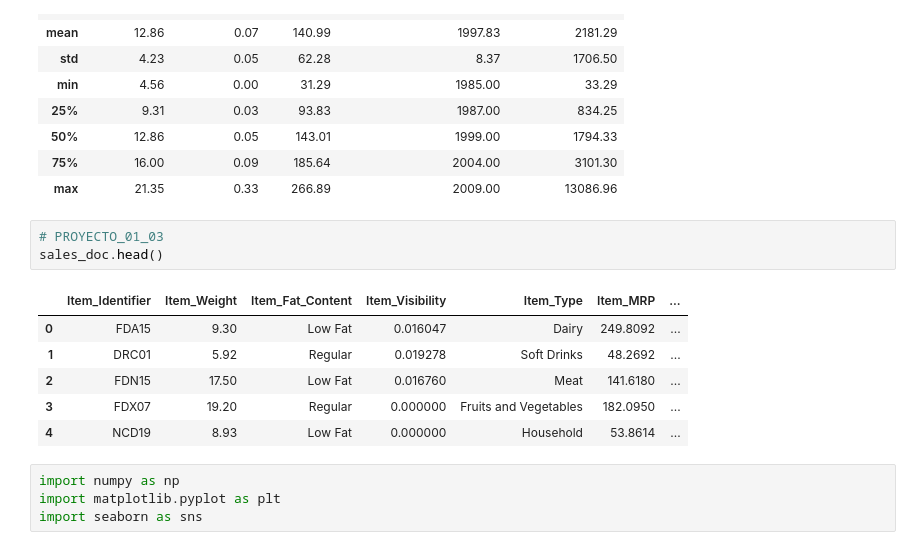
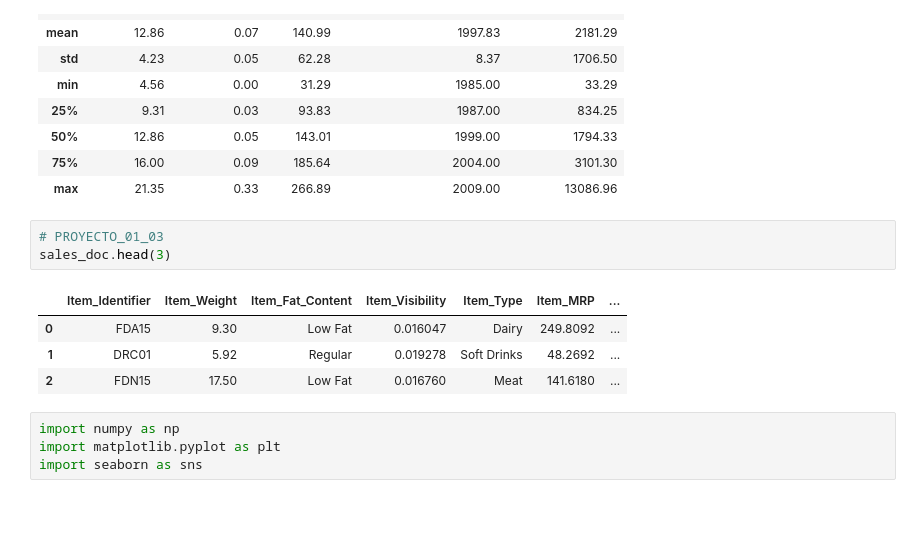
Before and after one commit to PatriciaReyesAv/Prediccion-de-ventas, a Jupyter notebook: Sales_predictions.ipynb, the cells around one changed output. Saved outputs shown, nothing was run; the diff lists cells and outputs as text; blank space fills up the shorter version.

```diff
--- a/Sales_predictions.ipynb
+++ b/Sales_predictions.ipynb
@@ -196,14 +191,12 @@ sales_doc.describe().round(2)
 | max | 21.35 | 0.33 | 266.89 | 2009.00 | 13086.96 |
 # %%
 # PROYECTO_01_03
-sales_doc.head()
+sales_doc.head(3)
 # %% [output]
 |  | Item_Identifier | Item_Weight | Item_Fat_Content | Item_Visibility | Item_Type | Item_MRP | ... |
 | 0 | FDA15 | 9.30 | Low Fat | 0.016047 | Dairy | 249.8092 | ... |
 | 1 | DRC01 | 5.92 | Regular | 0.019278 | Soft Drinks | 48.2692 | ... |
 | 2 | FDN15 | 17.50 | Low Fat | 0.016760 | Meat | 141.6180 | ... |
-| 3 | FDX07 | 19.20 | Regular | 0.000000 | Fruits and Vegetables | 182.0950 | ... |
-| 4 | NCD19 | 8.93 | Low Fat | 0.000000 | Household | 53.8614 | ... |
 # %%
 import numpy as np
 import matplotlib.pyplot as plt
```
Also changed, not shown: parts of 15 cells of this notebook.
